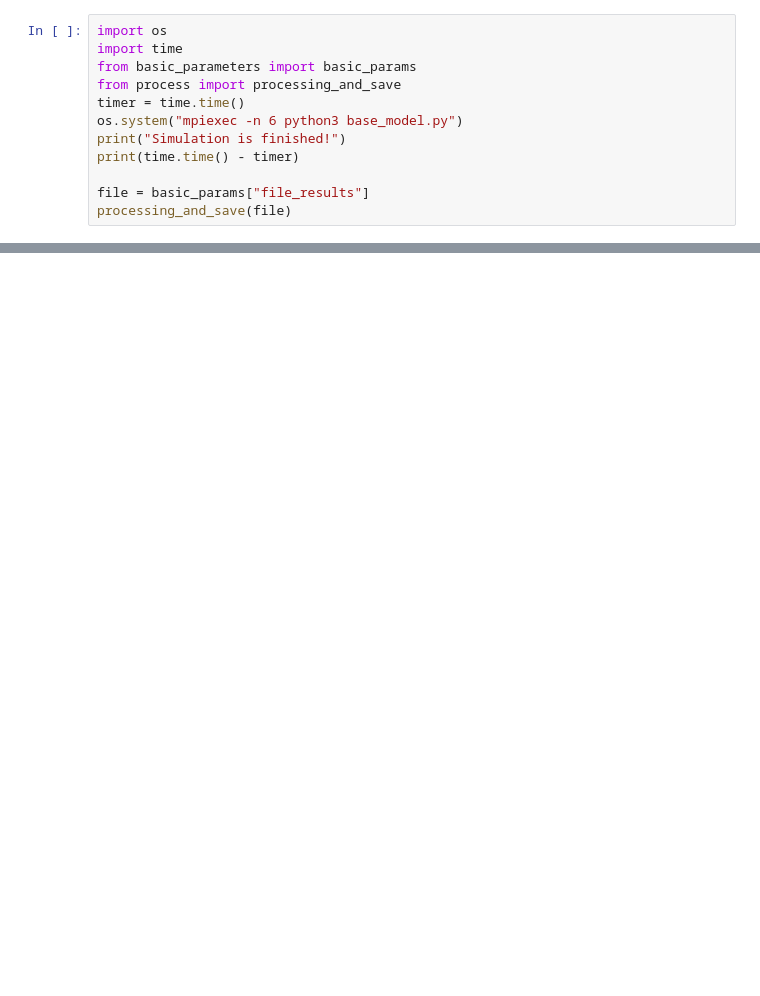
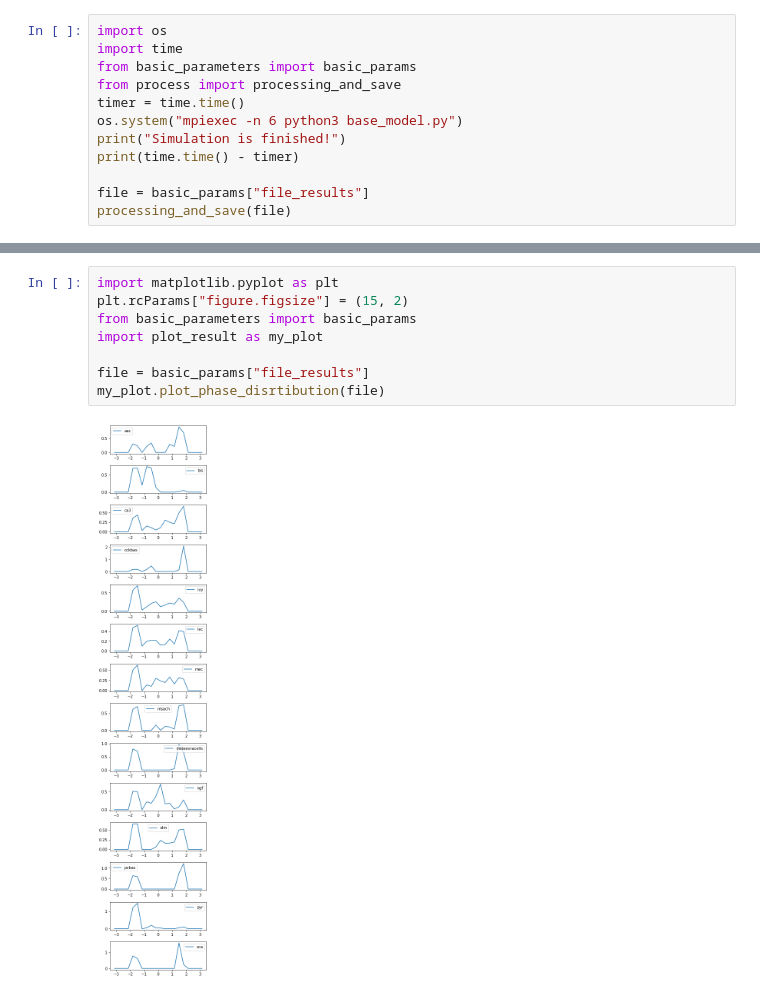
Before and after one commit to ivanmysin/CA1_rhythms_model, a Jupyter notebook: run_from_notebook.ipynb, the cells around one changed output, grey strips where cells are left out. Drawn from its saved outputs; the diff is of its cells as text; blank space fills up the shorter version.

```diff
--- a/run_from_notebook.ipynb
+++ b/run_from_notebook.ipynb
@@ -48,0 +61,10 @@ processing_and_save(file)
+# %%
+import matplotlib.pyplot as plt
+plt.rcParams["figure.figsize"] = (15, 2)
+from basic_parameters import basic_params
+import plot_result as my_plot
+
+file = basic_params["file_results"]
+my_plot.plot_phase_disrtibution(file)
+# %% [output]
+[figure, added]
```
Also changed, not shown: parts of 2 cells of this notebook, 5 other files.
